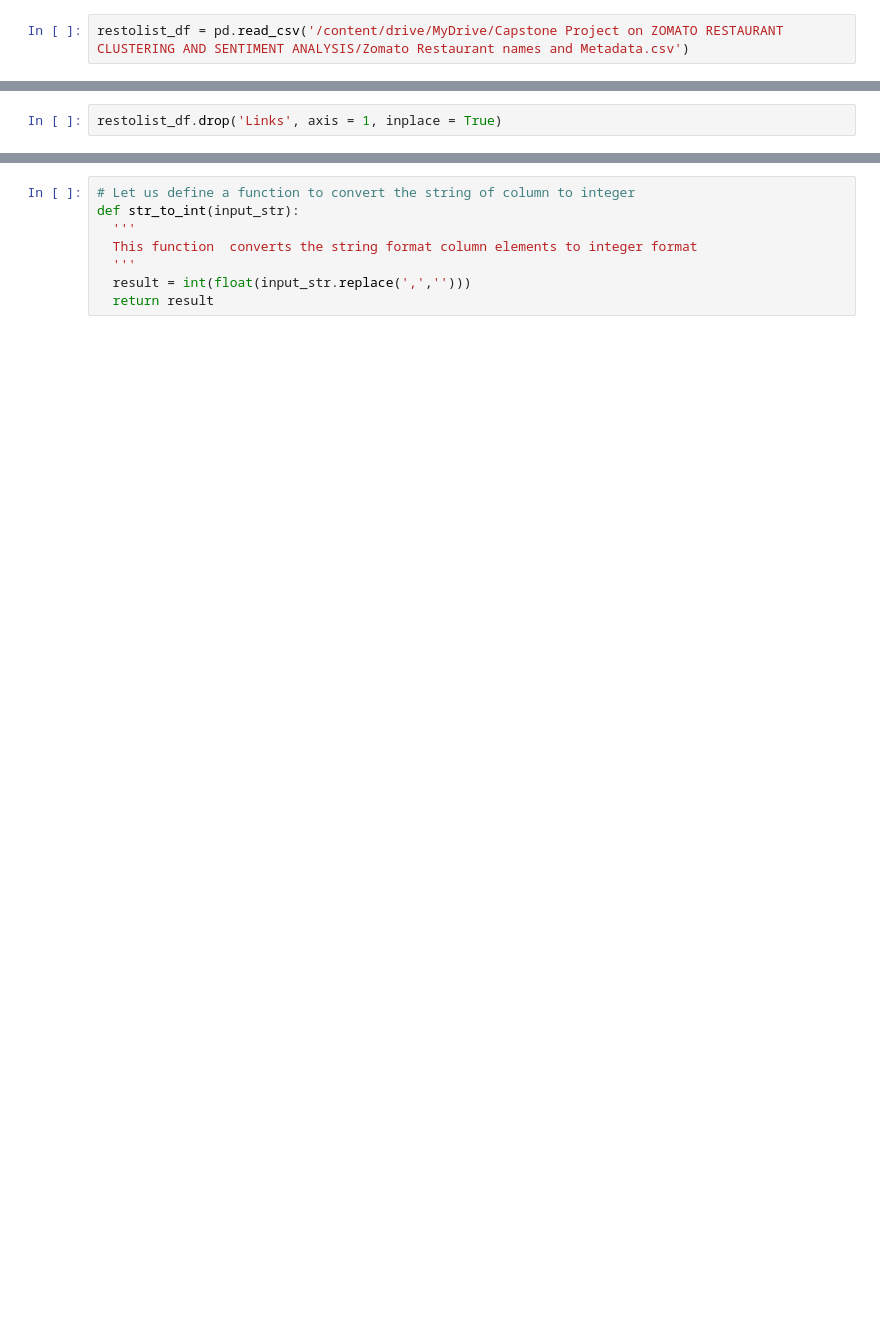
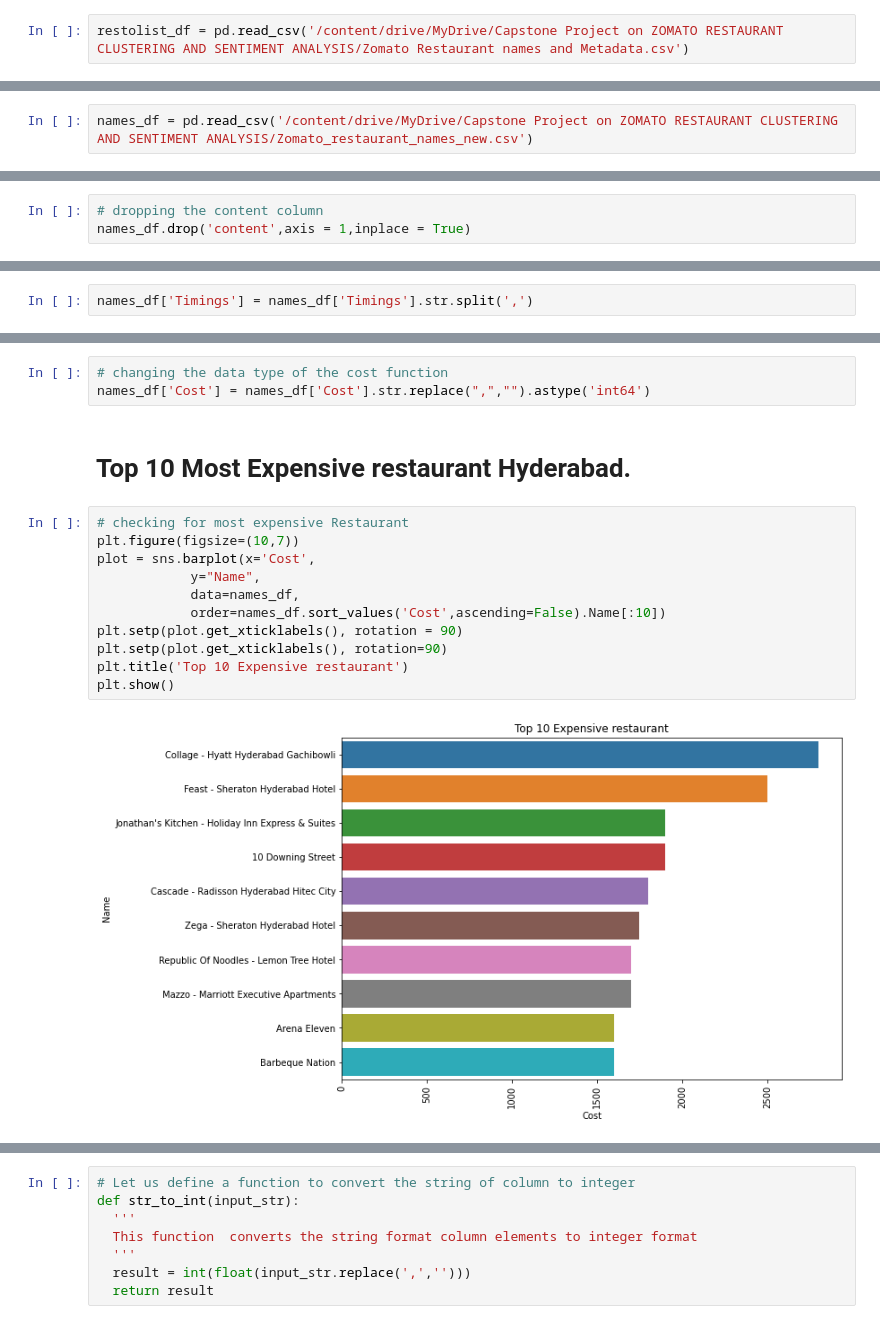
Before and after one commit to VilasSonawane/ZOMATO-RESTAURANT-CLUSTERING-AND-SENTIMENT-ANALYSIS, a Jupyter notebook: Vilas_Copy_of_ZOMATO_RESTAURANT_CLUSTERING_AND_SENTIMENT_ANALYSIS.ipynb, the cells around one changed output, grey strips where cells are left out. Saved outputs shown, nothing was run; the diff lists cells and outputs as text; blank space fills up the shorter version.

```diff
--- a/Vilas_Copy_of_ZOMATO_RESTAURANT_CLUSTERING_AND_SENTIMENT_ANALYSIS.ipynb
+++ b/Vilas_Copy_of_ZOMATO_RESTAURANT_CLUSTERING_AND_SENTIMENT_ANALYSIS.ipynb
@@ -115,0 +151,2 @@ restolist_df = pd.read_csv('/content/drive/MyDrive/Capstone Project on ZOMATO RE
+# %%
+names_df = pd.read_csv('/content/drive/MyDrive/Capstone Project on ZOMATO RESTAURANT CLUSTERING AND SENTIMENT ANALYSIS/Zomato_restaurant_names_new.csv')
@@ -145,2 +214,3 @@ restolist_df.shape
 # %%
-restolist_df.drop('Links', axis = 1, inplace = True)
+# dropping the content column
+names_df.drop('content',axis = 1,inplace = True)
@@ -146,0 +252,2 @@ restolist_df.drop('Links', axis = 1, inplace = True)
+# %%
+names_df['Timings'] = names_df['Timings'].str.split(',')
@@ -146,0 +298,18 @@ restolist_df.drop('Links', axis = 1, inplace = True)
+# %%
+# changing the data type of the cost function
+names_df['Cost'] = names_df['Cost'].str.replace(",","").astype('int64')
+# %% [markdown]
+# **Top 10 Most Expensive restaurant Hyderabad.**
+# %%
+# checking for most expensive Restaurant
+plt.figure(figsize=(10,7))
+plot = sns.barplot(x='Cost',
+            y="Name",
+            data=names_df,
+            order=names_df.sort_values('Cost',ascending=False).Name[:10])
+plt.setp(plot.get_xticklabels(), rotation = 90)
+plt.setp(plot.get_xticklabels(), rotation=90)
+plt.title('Top 10 Expensive restaurant')
+plt.show()
+# %% [output]
+[figure, added]
```
Also changed, not shown: parts of 44 cells of this notebook.
